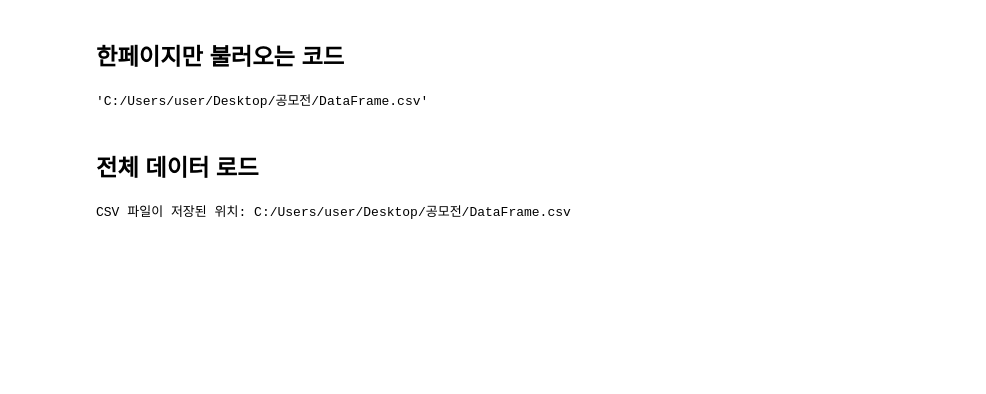
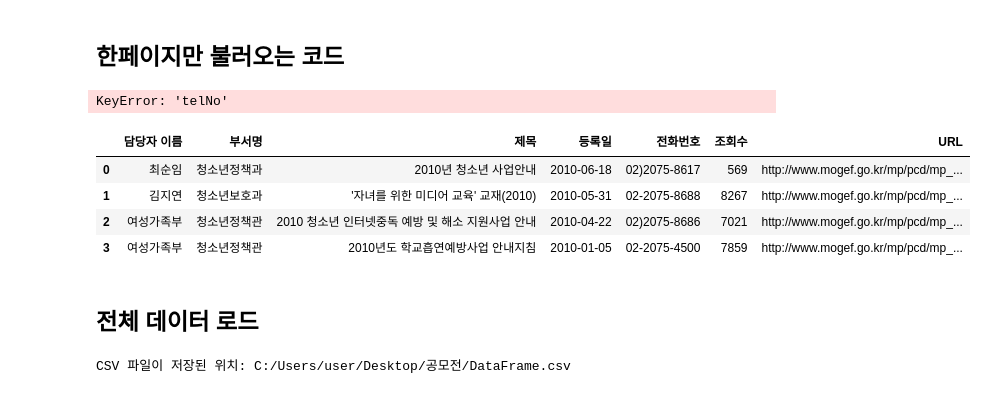
Before and after one commit to 99echoo/Public_data, a Jupyter notebook: 2024_충청북도_공공데이터_창업경진대회/OpenApi_여성가족부_정책자료_목록조회_서비스_가져오기.ipynb, the cells around one changed output. Cells and saved outputs as stored; diff of their text form; code cells hidden in the pictures; blank space fills up the shorter version.

```diff
--- a/2024_충청북도_공공데이터_창업경진대회/OpenApi_여성가족부_정책자료_목록조회_서비스_가져오기.ipynb
+++ b/2024_충청북도_공공데이터_창업경진대회/OpenApi_여성가족부_정책자료_목록조회_서비스_가져오기.ipynb
@@ -8,10 +8,10 @@ import csv
 url = 'http://apis.data.go.kr/1383000/policy/subjectList'
 params = {
     'serviceKey' : 'mW18J6e5gQ61JGt5YYgjiPhATkpOt/KJJxNjPUP3j/RoQF4VCrtduhvdMHs52rOOgdKh15FqXmnsPSsk8avWWA==',
-    'pageNo' : '1',
+    'pageNo' : '20',
     'type' : 'json',
     'numOFRows' : '10',
-    'apiType' : 'equApi'
+    'apiType' : 'youApi'
 }
 
 response = requests.get(url, params=params)
@@ -30,7 +30,18 @@ with open(csv_file, mode='w', newline='') as file:
 
 csv_file
 # %% [output]
-'C:/Users/user/Desktop/공모전/DataFrame.csv'
+KeyError: 'telNo'
+# %%
+import pandas as pd
+
+data = pd.read_csv("C:/Users/user/Desktop/공모전/DataFrame.csv")
+data
+# %% [output]
+|  | 담당자 이름 | 부서명 | 제목 | 등록일 | 전화번호 | 조회수 | URL |
+| 0 | 최순임 | 청소년정책과 | 2010년 청소년 사업안내 | 2010-06-18 | 02)2075-8617 | 569 | http://www.mogef.go.kr/mp/pcd/mp_... |
+| 1 | 김지연 | 청소년보호과 | '자녀를 위한 미디어 교육' 교재(2010) | 2010-05-31 | 02-2075-8688 | 8267 | http://www.mogef.go.kr/mp/pcd/mp_... |
+| 2 | 여성가족부 | 청소년정책관 | 2010 청소년 인터넷중독 예방 및 해소 지원사업 안내 | 2010-04-22 | 02)2075-8686 | 7021 | http://www.mogef.go.kr/mp/pcd/mp_... |
+| 3 | 여성가족부 | 청소년정책관 | 2010년도 학교흡연예방사업 안내지침 | 2010-01-05 | 02-2075-4500 | 7859 | http://www.mogef.go.kr/mp/pcd/mp_... |
 # %% [markdown]
 ## 전체 데이터 로드
 # %%
```
Also changed, not shown: parts of 5 cells of this notebook, 14 other files.
